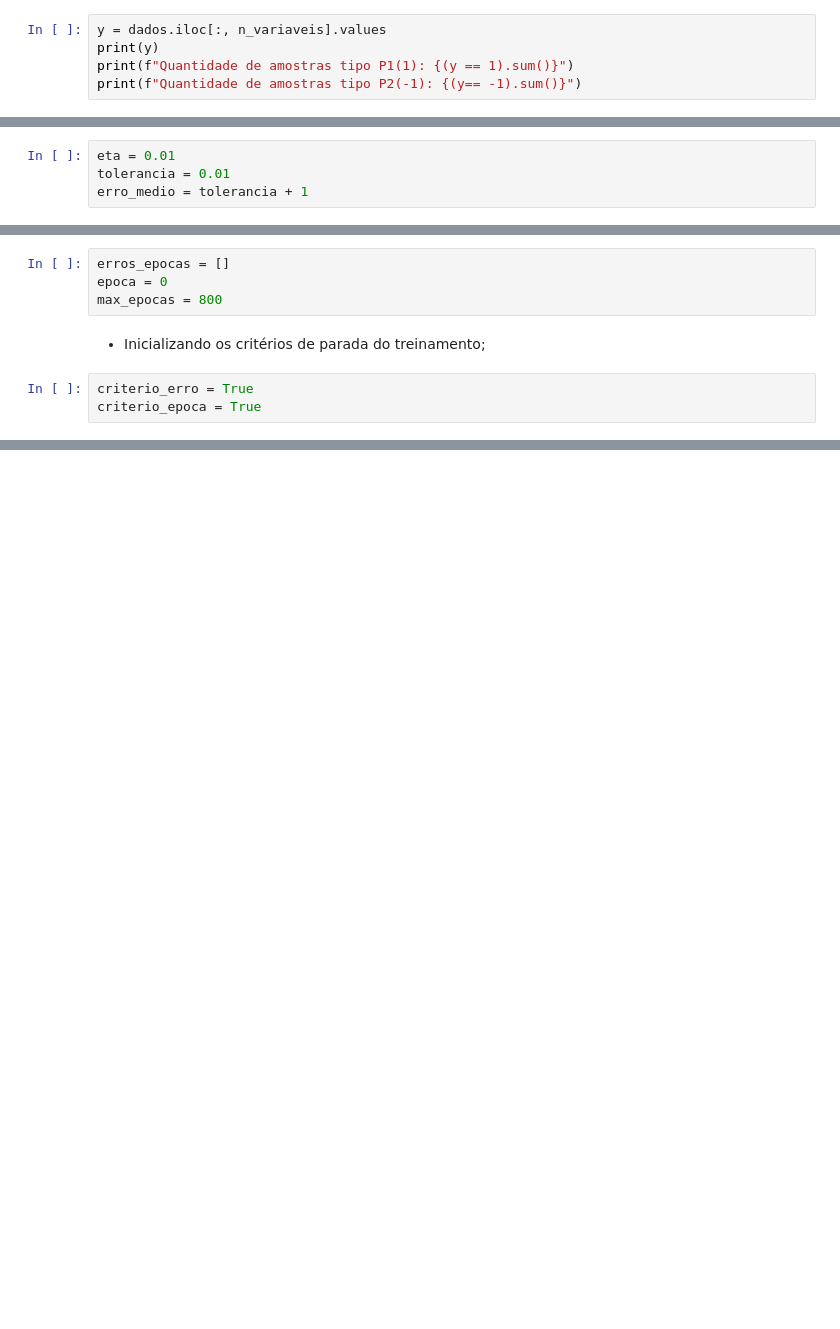
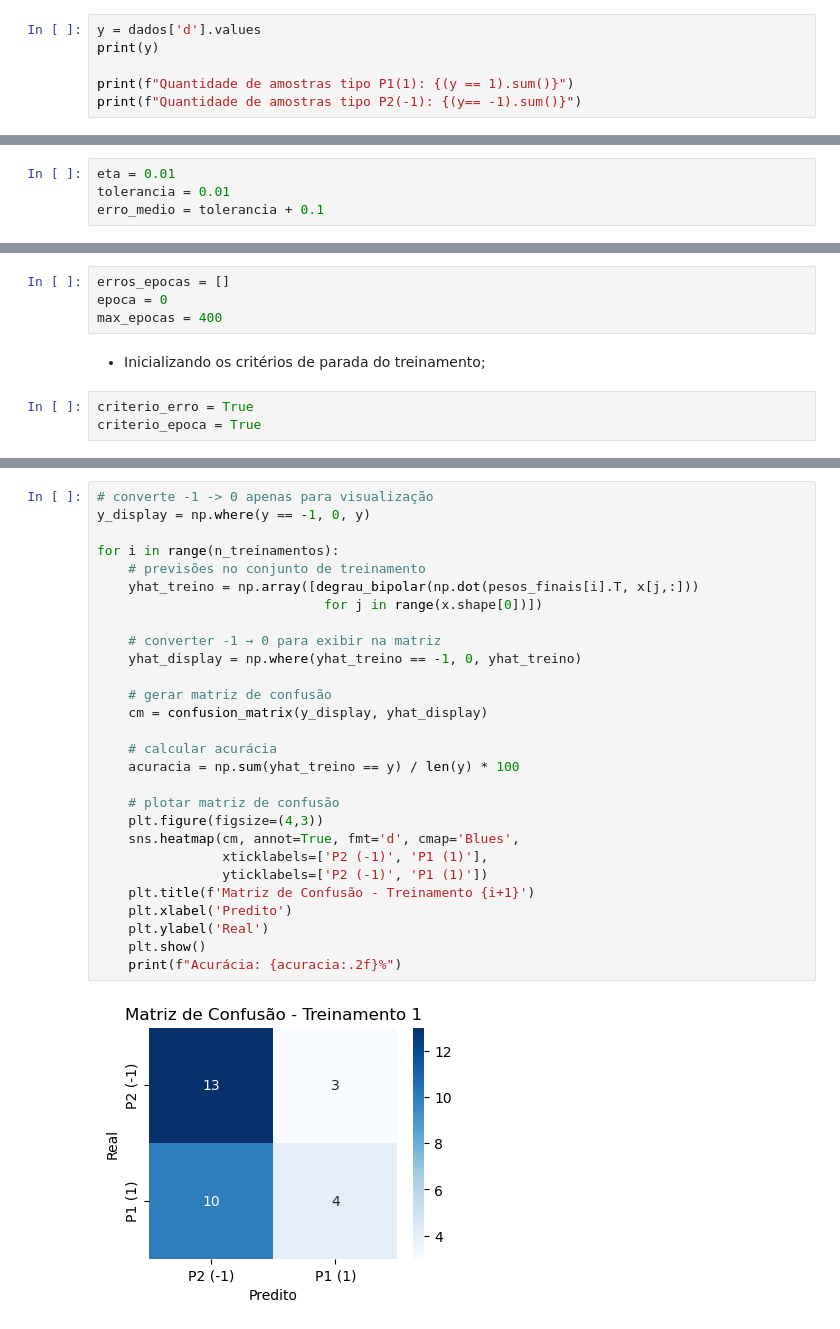
Before and after one commit to Lur4n/RNA, a Jupyter notebook: atividades/perceptron-petroleo.ipynb, the cells around one changed output, grey strips where cells are left out. Saved outputs shown, nothing was run; the diff lists cells and outputs as text; blank space fills up the shorter version.

```diff
--- a/atividades/perceptron-petroleo.ipynb
+++ b/atividades/perceptron-petroleo.ipynb
@@ -89,8 +79,9 @@ pd.DataFrame(x)[:5]
 # %% [markdown]
    - Armazenando o vetor de saida;
 # %%
-y = dados.iloc[:, n_variaveis].values
+y = dados['d'].values
 print(y)
+
 print(f"Quantidade de amostras tipo P1(1): {(y == 1).sum()}")
 print(f"Quantidade de amostras tipo P2(-1): {(y== -1).sum()}")
 # %% [output]
@@ -112,5 +103,5 @@ print(w)
 # %%
 eta = 0.01
 tolerancia = 0.01
-erro_medio = tolerancia + 1
+erro_medio = tolerancia + 0.1
 # %% [markdown]
@@ -118,7 +109,7 @@ erro_medio = tolerancia + 1
 # %%
 erros_epocas = []
 epoca = 0
-max_epocas = 800
+max_epocas = 400
 # %% [markdown]
    - Inicializando os critérios de parada do treinamento;
 # %%
@@ -211,0 +259,30 @@ df_pesos
+# %%
+# converte -1 -> 0 apenas para visualização
+y_display = np.where(y == -1, 0, y)
+
+for i in range(n_treinamentos):
+    # previsões no conjunto de treinamento
+    yhat_treino = np.array([degrau_bipolar(np.dot(pesos_finais[i].T, x[j,:]))
+                             for j in range(x.shape[0])])
+
+    # converter -1 → 0 para exibir na matriz
+    yhat_display = np.where(yhat_treino == -1, 0, yhat_treino)
+
+    # gerar matriz de confusão
+    cm = confusion_matrix(y_display, yhat_display)
+
+    # calcular acurácia
+    acuracia = np.sum(yhat_treino == y) / len(y) * 100
+
+    # plotar matriz de confusão
+    plt.figure(figsize=(4,3))
+    sns.heatmap(cm, annot=True, fmt='d', cmap='Blues',
+                xticklabels=['P2 (-1)', 'P1 (1)'],
+                yticklabels=['P2 (-1)', 'P1 (1)'])
+    plt.title(f'Matriz de Confusão - Treinamento {i+1}')
+    plt.xlabel('Predito')
+    plt.ylabel('Real')
+    plt.show()
+    print(f"Acurácia: {acuracia:.2f}%")
+# %% [output]
+[figure, added]
```
Also changed, not shown: parts of 31 cells of this notebook, 4 other files.
